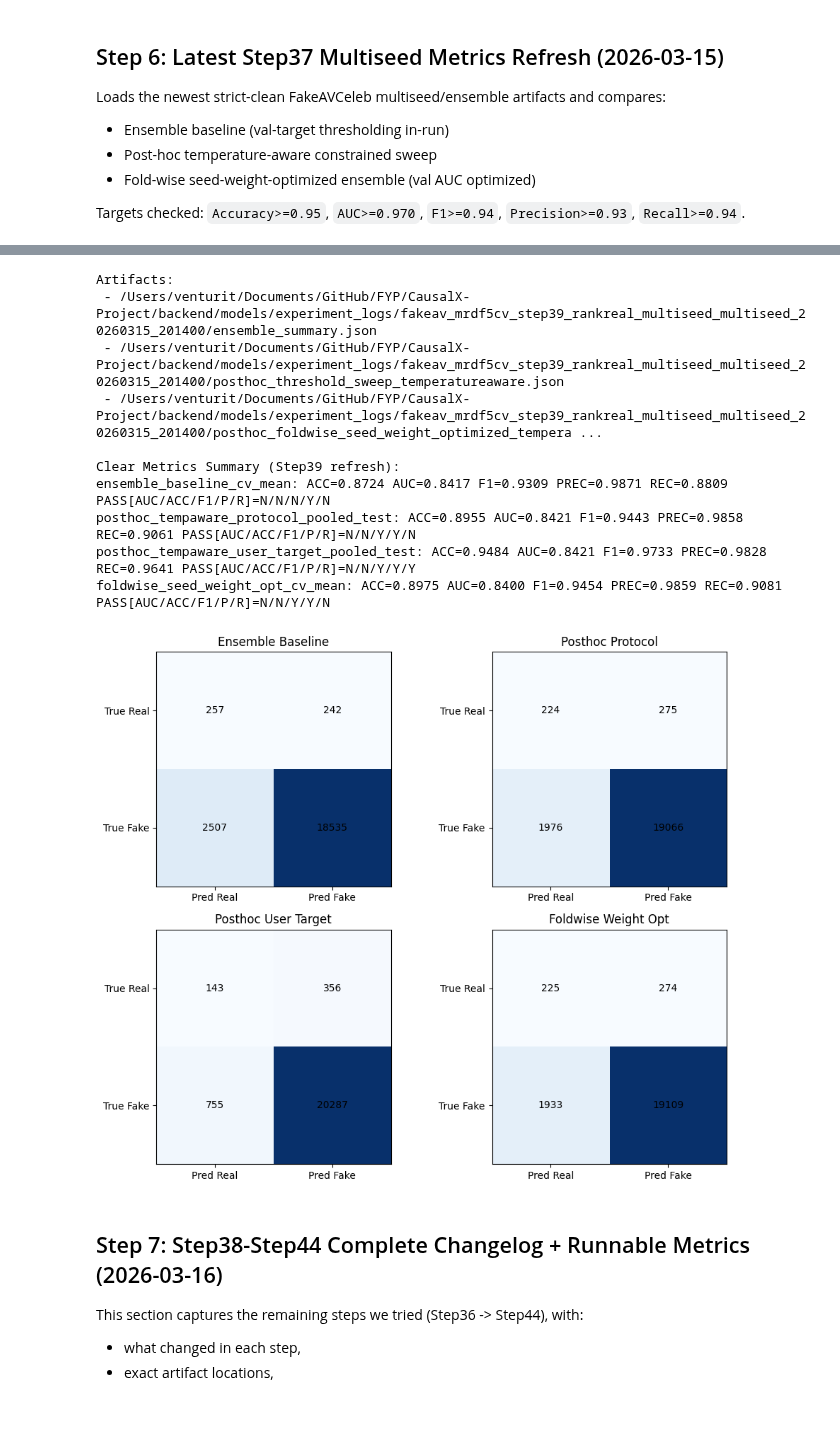
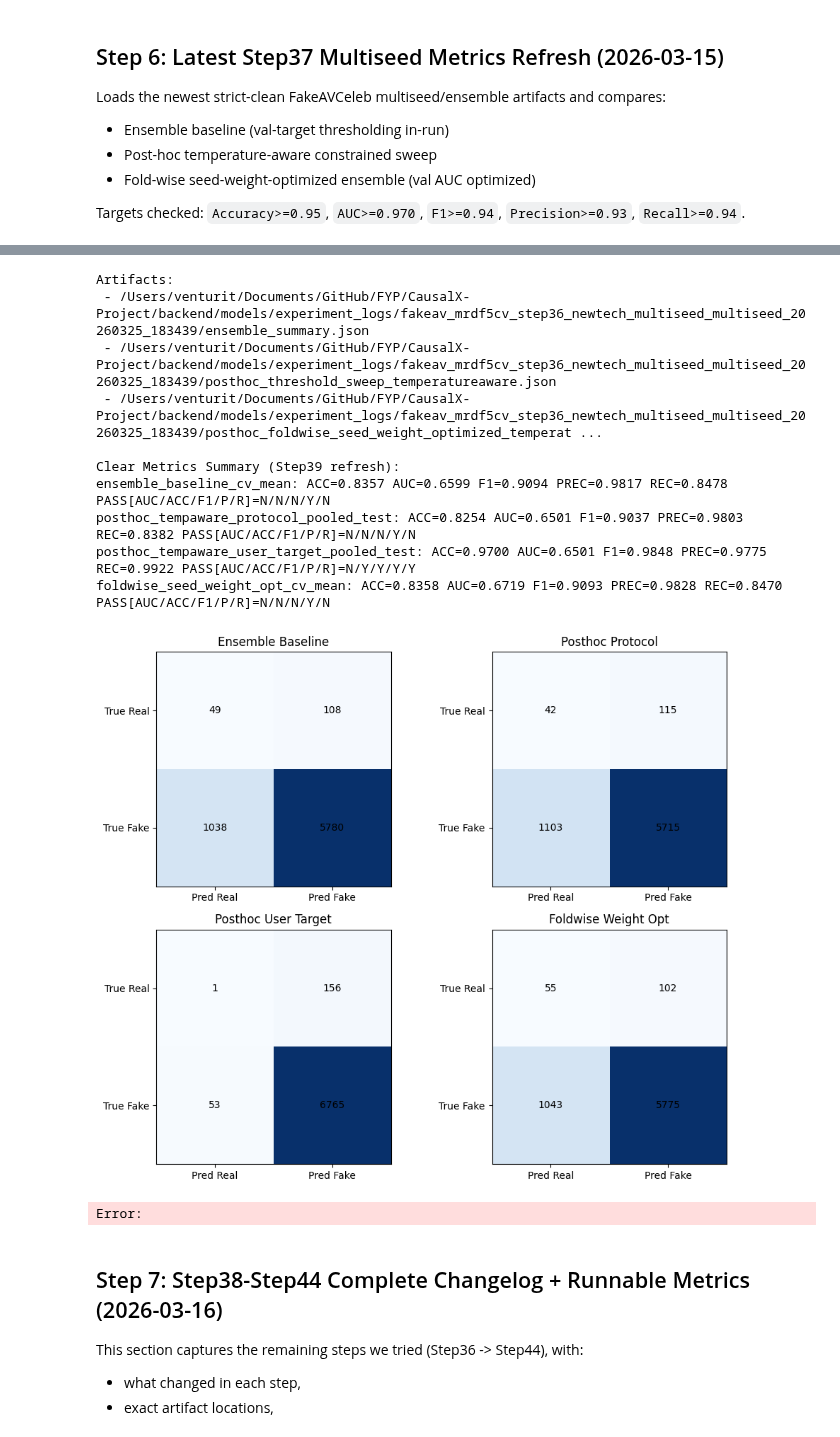
Before and after one commit to UmeshaSamarakoon/FYP, a Jupyter notebook: CausalX-Project/backend/notebooks/CFN_accuracy_colab_notes.ipynb, the cells around one changed output, grey strips where cells are left out. Saved outputs shown, nothing was run; the diff lists cells and outputs as text; code cells hidden in the pictures.

```diff
--- a/CausalX-Project/backend/notebooks/CFN_accuracy_colab_notes.ipynb
+++ b/CausalX-Project/backend/notebooks/CFN_accuracy_colab_notes.ipynb
@@ -608,31 +647,2 @@ Wrote 0 rows to /Users/venturit/Documents/GitHub/FYP/CausalX-Project/backend/eva
-# %%
-from src.cvi.api.inference_service import run_full_cvi_pipeline
-from pathlib import Path
-tp=tn=fp=fn=skipped=0
-manifest = PROJECT_ROOT/'eval_manifest_balanced.tsv'
-for line in manifest.read_text().splitlines():
-    path_str, label = line.split('	')
-    p = Path(path_str)
-    if not p.is_absolute():
-        p = PROJECT_ROOT / p
-    try:
-        r = run_full_cvi_pipeline(str(p))
-    except Exception as e:
-        skipped += 1
-        print('Skip', p, e)
-        continue
-    pred = r['video_fake']; label=int(label)
-    if pred==1 and label==1: tp+=1
-    elif pred==0 and label==0: tn+=1
-    elif pred==1 and label==0: fp+=1
-    else: fn+=1
-total = tp+tn+fp+fn
-acc = (tp+tn)/total if total else 0
-prec = tp/(tp+fp) if (tp+fp) else 0
-rec = tp/(tp+fn) if (tp+fn) else 0
-spec = tn/(tn+fp) if (tn+fp) else 0
-bal_acc = 0.5*(rec+spec)
-f1 = 2*prec*rec/(prec+rec) if (prec+rec) else 0
-print(f'Acc={acc:.3f} Prec={prec:.3f} Rec={rec:.3f} Spec={spec:.3f} BalAcc={bal_acc:.3f} F1={f1:.3f} TP={tp} TN={tn} FP={fp} FN={fn} Skipped={skipped}')
 # %%
 from src.cvi.api.inference_service import run_full_cvi_pipeline
@@ -903,0 +942,13 @@ def mine_hard_negatives(manifest_tsv, out_tsv, max_rows=300):
+# %%
+from src.cvi.api.inference_service import run_full_cvi_pipeline
+from src.utils.dataset_registry import get_fakeavceleb_videos
+
+videos = get_fakeavceleb_videos(RAW_ROOT)
+if not videos:
+    raise RuntimeError(f'No FakeAVCeleb videos found under {RAW_ROOT}')
+sample = videos[0]
+video_path = sample['path']
+print('Running CFN pipeline on', sample['video_id'])
+r = run_full_cvi_pipeline(str(video_path))
+print('video_fake', r['video_fake'], 'confidence', r['fake_confidence'])
+print('highlights', r['highlight_timestamps'][:10])
@@ -3557,7 +3659,7 @@ import pandas as pd
 import numpy as np
 import matplotlib.pyplot as plt
 
-RUN_DIR = BACKEND_ROOT / 'models/experiment_logs/fakeav_mrdf5cv_step39_rankreal_multiseed_multiseed_20260315_201400'
+RUN_DIR = BACKEND_ROOT / 'models/experiment_logs/fakeav_mrdf5cv_step36_newtech_multiseed_multiseed_20260325_183439'
 
 ensemble_summary = json.loads((RUN_DIR / 'ensemble_summary.json').read_text())
 posthoc = json.loads((RUN_DIR / 'posthoc_threshold_sweep_temperatureaware.json').read_text())
@@ -3691,14 +3793,15 @@ plt.show()
 Artifacts:
- - /Users/venturit/Documents/GitHub/FYP/CausalX-Project/backend/models/experiment_logs/fakeav_mrdf5cv_step39_rankreal_multiseed_multiseed_20260315_201400/ensemble_summary.json
- - /Users/venturit/Documents/GitHub/FYP/CausalX-Project/backend/models/experiment_logs/fakeav_mrdf5cv_step39_rankreal_multiseed_multiseed_20260315_201400/posthoc_threshold_sweep_temperatureaware.json
- - /Users/venturit/Documents/GitHub/FYP/CausalX-Project/backend/models/experiment_logs/fakeav_mrdf5cv_step39_rankreal_multiseed_multiseed_20260315_201400/posthoc_foldwise_seed_weight_optimized_tempera ...
+ - /Users/venturit/Documents/GitHub/FYP/CausalX-Project/backend/models/experiment_logs/fakeav_mrdf5cv_step36_newtech_multiseed_multiseed_20260325_183439/ensemble_summary.json
+ - /Users/venturit/Documents/GitHub/FYP/CausalX-Project/backend/models/experiment_logs/fakeav_mrdf5cv_step36_newtech_multiseed_multiseed_20260325_183439/posthoc_threshold_sweep_temperatureaware.json
+ - /Users/venturit/Documents/GitHub/FYP/CausalX-Project/backend/models/experiment_logs/fakeav_mrdf5cv_step36_newtech_multiseed_multiseed_20260325_183439/posthoc_foldwise_seed_weight_optimized_temperat ...
 
 Clear Metrics Summary (Step39 refresh):
-ensemble_baseline_cv_mean: ACC=0.8724 AUC=0.8417 F1=0.9309 PREC=0.9871 REC=0.8809 PASS[AUC/ACC/F1/P/R]=N/N/N/Y/N
-posthoc_tempaware_protocol_pooled_test: ACC=0.8955 AUC=0.8421 F1=0.9443 PREC=0.9858 REC=0.9061 PASS[AUC/ACC/F1/P/R]=N/N/Y/Y/N
-posthoc_tempaware_user_target_pooled_test: ACC=0.9484 AUC=0.8421 F1=0.9733 PREC=0.9828 REC=0.9641 PASS[AUC/ACC/F1/P/R]=N/N/Y/Y/Y
-foldwise_seed_weight_opt_cv_mean: ACC=0.8975 AUC=0.8400 F1=0.9454 PREC=0.9859 REC=0.9081 PASS[AUC/ACC/F1/P/R]=N/N/Y/Y/N
+ensemble_baseline_cv_mean: ACC=0.8357 AUC=0.6599 F1=0.9094 PREC=0.9817 REC=0.8478 PASS[AUC/ACC/F1/P/R]=N/N/N/Y/N
+posthoc_tempaware_protocol_pooled_test: ACC=0.8254 AUC=0.6501 F1=0.9037 PREC=0.9803 REC=0.8382 PASS[AUC/ACC/F1/P/R]=N/N/N/Y/N
+posthoc_tempaware_user_target_pooled_test: ACC=0.9700 AUC=0.6501 F1=0.9848 PREC=0.9775 REC=0.9922 PASS[AUC/ACC/F1/P/R]=N/Y/Y/Y/Y
+foldwise_seed_weight_opt_cv_mean: ACC=0.8358 AUC=0.6719 F1=0.9093 PREC=0.9828 REC=0.8470 PASS[AUC/ACC/F1/P/R]=N/N/N/Y/N
-[figure, old version]
+[figure, new version]
+Error:
 # %% [markdown]
 ## Step 7: Step38-Step44 Complete Changelog + Runnable Metrics (2026-03-16)
 
```
Also changed, not shown: parts of 117 cells of this notebook, 11 other files.
